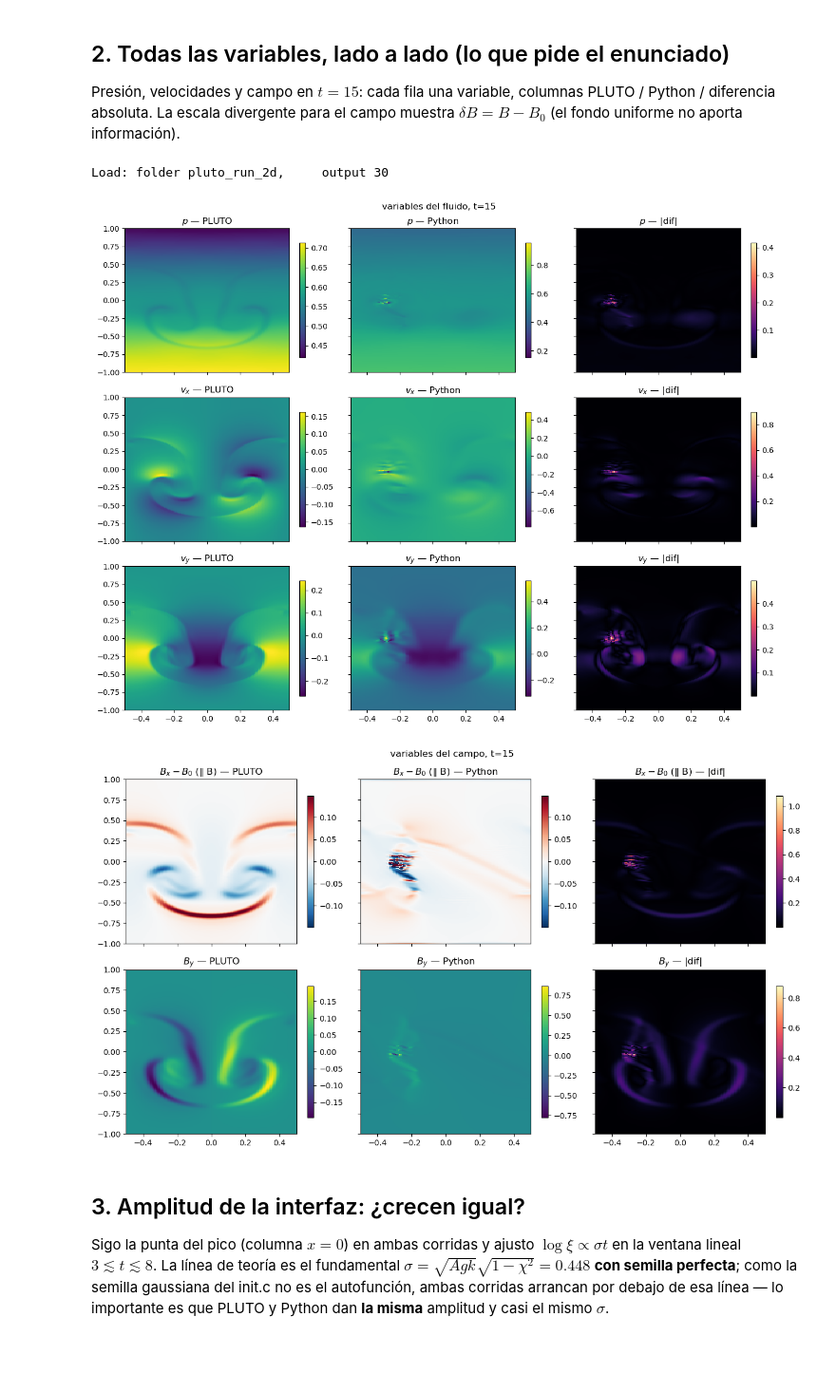
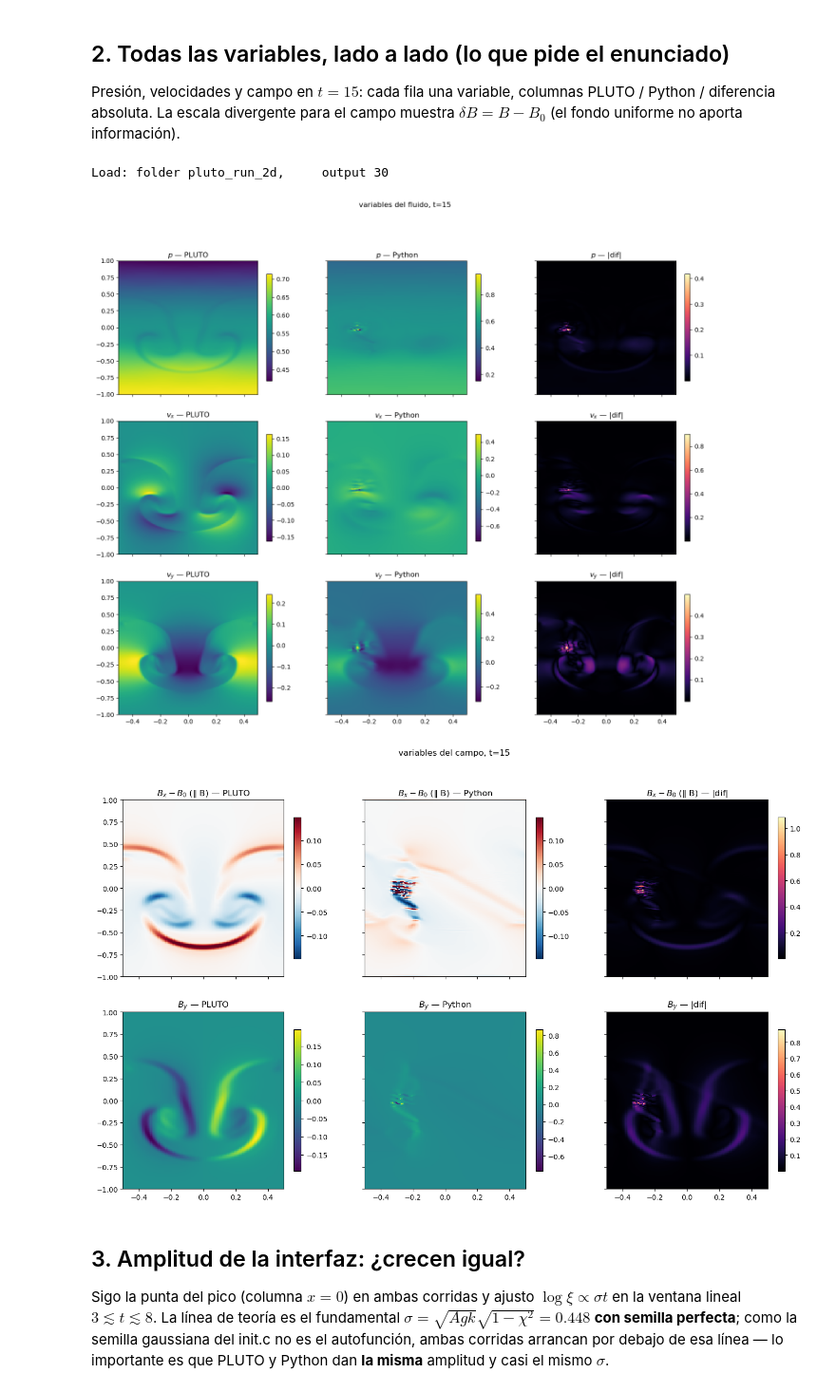
Before and after one commit to Zespinosat/Astrofisica_Computacional_2026-2, a Jupyter notebook: Proyectos/Proyecto_2/Rayleigh_Taylor_MHD/comparacion_pluto_python.ipynb, the cells around one changed output. Shown at 95% size. Saved outputs shown, nothing was run; the diff lists cells and outputs as text; code cells hidden in the pictures; blank space fills up the shorter version.

```diff
--- a/Proyectos/Proyecto_2/Rayleigh_Taylor_MHD/comparacion_pluto_python.ipynb
+++ b/Proyectos/Proyecto_2/Rayleigh_Taylor_MHD/comparacion_pluto_python.ipynb
@@ -67,7 +67,7 @@ i_fin = -1
 P = pluto(sal[i_fin][0]); Y = py["rho"][i_fin]
 vmin, vmax = 0.7, 2.3
 
-fig, axs = plt.subplots(1, 3, figsize=(13.5, 4.6), sharey=True)
+fig, axs = plt.subplots(1, 3, figsize=(18, 6), sharey=True)
 for ax, q, tit in [(axs[0], P["rho"], "PLUTO (PPM+RK3+CT)"),
                    (axs[1], Y, "Python (LINEAR+RK2+CT)")]:
     im = ax.pcolormesh(py["xc"], py["yc"], q, cmap="viridis",
@@ -81,7 +81,7 @@ axs[2].set_title("PLUTO − Python"); axs[2].set_xlabel("x")
 fig.colorbar(im, ax=axs[:2], shrink=0.85, label=r"$\rho$")
 fig.colorbar(im2, ax=axs[2], shrink=0.85, label=r"$\Delta\rho$")
 fig.suptitle(f"densidad a t={P['t']:.0f}: la misma física, dos esquemas")
-fig.tight_layout()
+# (sin tight_layout: los axes de los colorbars lo confunden)
 fig.savefig("figs/comp_rho_t15.png", dpi=130)
 plt.show()
 # %% [output]
@@ -111,39 +110,39 @@ def fila(axs, nombre, latex, modo, P, Y):
     vmin = -vmax if modo == "dB" else None
     for ax, q, tit in [(a, qp, "PLUTO"), (b, qy, "Python")]:
         kw = dict(cmap="RdBu_r" if modo == "dB" else "viridis", shading="auto")
         if vmin is not None:
             kw.update(vmin=vmin, vmax=vmax)
         im = ax.pcolormesh(py["xc"], py["yc"], q, **kw)
         ax.set_title(f"{latex} — {tit}")
         fig.colorbar(im, ax=ax, shrink=0.8)
     dif = np.abs(qp - qy)
     im2 = c.pcolormesh(py["xc"], py["yc"], dif, cmap="magma", shading="auto")
     c.set_title(f"{latex} — |dif|")
     fig.colorbar(im2, ax=c, shrink=0.8)
 
 P = pluto(sal[-1][0])
 Y = {"prs": py["prs"][-1], "vx1": py["vx"][-1], "vx2": py["vy"][-1],
      "Bx1": py["bxc"][-1], "Bx2": py["byc"][-1]}   # nombres del npz -> de PLUTO
 
-fig, axs = plt.subplots(3, 3, figsize=(13, 10), sharex=True, sharey=True)
+fig, axs = plt.subplots(3, 3, figsize=(17.5, 13.5), sharex=True, sharey=True)
 for fila_axs, (v, latex, modo) in zip(axs, vars_fluido):
     fila(fila_axs, v, latex, modo, P, Y)
 fig.suptitle(f"variables del fluido, t={P['t']:.0f}")
-fig.tight_layout()
+# (sin tight_layout: los axes de los colorbars lo confunden)
 fig.savefig("figs/comp_variables_fluido.png", dpi=125)
 plt.show()
 
-fig, axs = plt.subplots(2, 3, figsize=(13, 7.4), sharex=True, sharey=True)
+fig, axs = plt.subplots(2, 3, figsize=(17.5, 10), sharex=True, sharey=True)
 for fila_axs, (v, latex, modo) in zip(axs, vars_campo):
     fila(fila_axs, v, latex, modo, P, Y)
 fig.suptitle(f"variables del campo, t={P['t']:.0f}")
-fig.tight_layout()
+# (sin tight_layout: los axes de los colorbars lo confunden)
 fig.savefig("figs/comp_variables_campo.png", dpi=125)
 plt.show()
 # %% [output]
 Load: folder pluto_run_2d,     output 30
-[figure, old version]
+[figure, new version]
-[figure, old version]
+[figure, new version]
 # %% [markdown]
 ## 3. Amplitud de la interfaz: ¿crecen igual?
 
```
Also changed, not shown: parts of 3 cells of this notebook, 25 other files.
